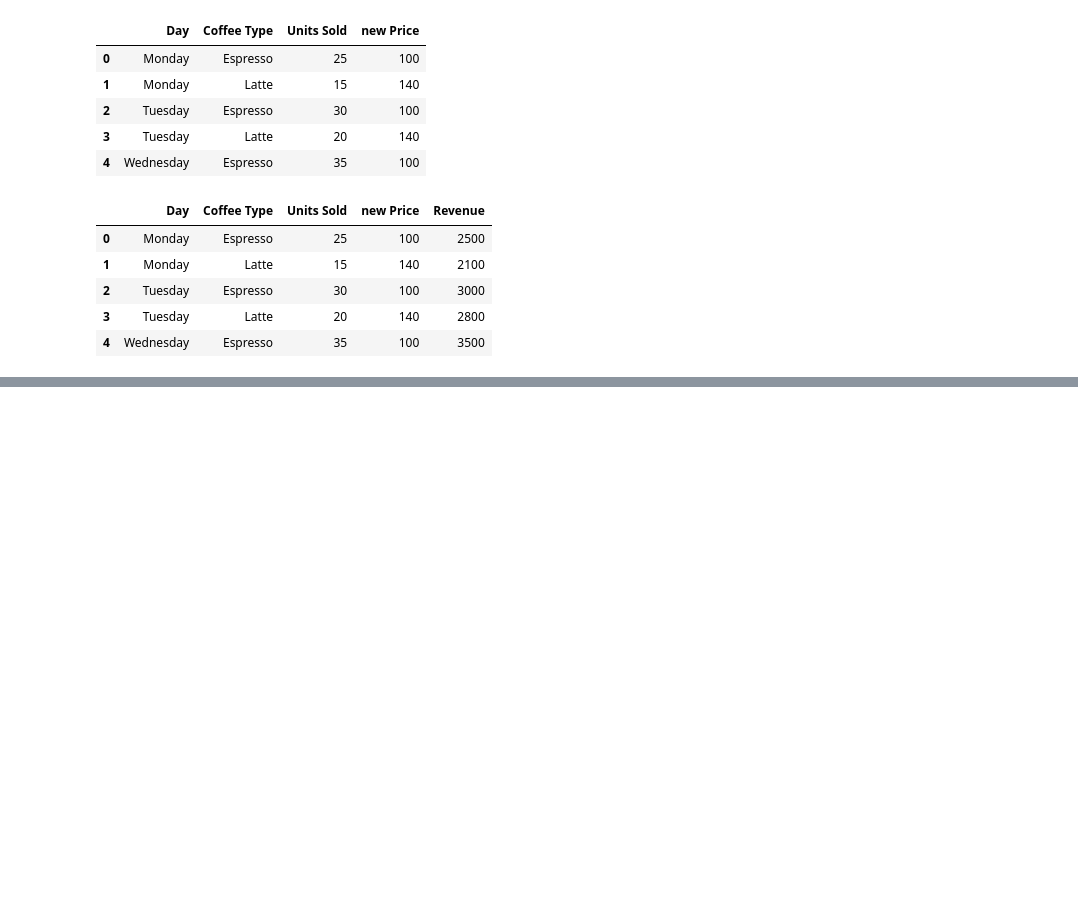
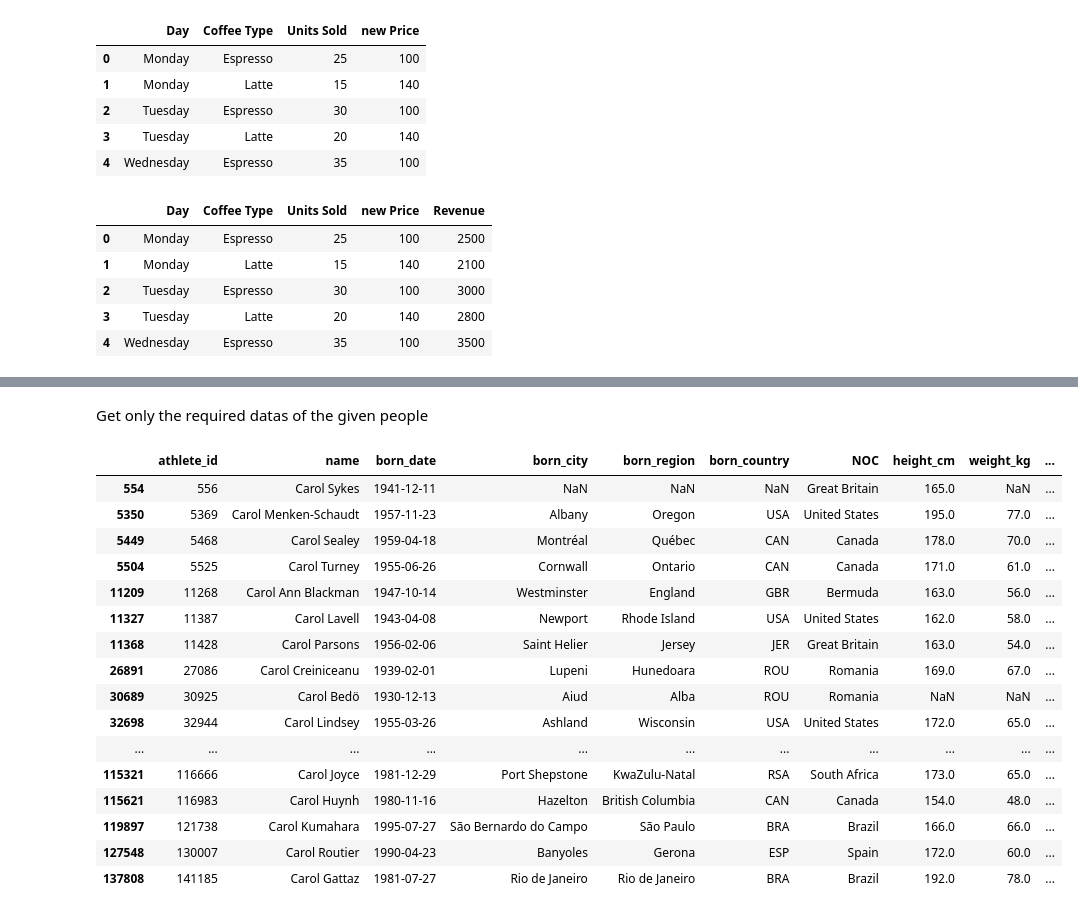
Before and after one commit to Carolalex1612/AI-Training, a Jupyter notebook: Practice.ipynb, the cells around one changed output, grey strips where cells are left out. Cells and saved outputs as stored; diff of their text form; code cells hidden in the pictures; blank space fills up the shorter version.

```diff
--- a/Practice.ipynb
+++ b/Practice.ipynb
@@ -158,0 +173,3 @@ coffee.head()
+# %%
+bios = pd.read_csv('https://raw.githubusercontent.com/KeithGalli/complete-pandas-tutorial/refs/heads/master/data/bios.csv')
+bios.head()
@@ -158,0 +185,3 @@ coffee.head()
+# %%
+bios_new = bios.copy()
+bios_new.head()
@@ -158,0 +197,4 @@ coffee.head()
+# %%
+bios_new['first_name'] = bios_new['name'].str.split(' ').str.get(0)
+bios_new['born_date_time'] = pd.to_datetime(bios_new['born_date'])
+bios_new.head()
@@ -158,0 +232,22 @@ coffee.head()
+# %% [markdown]
+Get only the required datas of the given people
+# %%
+bios_new.query('first_name == "Carol"')
+# %% [output]
+|  | athlete_id | name | born_date | born_city | born_region | born_country | NOC | height_cm | weight_kg | ... |
+| 554 | 556 | Carol Sykes | 1941-12-11 | NaN | NaN | NaN | Great Britain | 165.0 | NaN | ... |
+| 5350 | 5369 | Carol Menken-Schaudt | 1957-11-23 | Albany | Oregon | USA | United States | 195.0 | 77.0 | ... |
+| 5449 | 5468 | Carol Sealey | 1959-04-18 | Montréal | Québec | CAN | Canada | 178.0 | 70.0 | ... |
+| 5504 | 5525 | Carol Turney | 1955-06-26 | Cornwall | Ontario | CAN | Canada | 171.0 | 61.0 | ... |
+| 11209 | 11268 | Carol Ann Blackman | 1947-10-14 | Westminster | England | GBR | Bermuda | 163.0 | 56.0 | ... |
+| 11327 | 11387 | Carol Lavell | 1943-04-08 | Newport | Rhode Island | USA | United States | 162.0 | 58.0 | ... |
+| 11368 | 11428 | Carol Parsons | 1956-02-06 | Saint Helier | Jersey | JER | Great Britain | 163.0 | 54.0 | ... |
+| 26891 | 27086 | Carol Creiniceanu | 1939-02-01 | Lupeni | Hunedoara | ROU | Romania | 169.0 | 67.0 | ... |
+| 30689 | 30925 | Carol Bedö | 1930-12-13 | Aiud | Alba | ROU | Romania | NaN | NaN | ... |
+| 32698 | 32944 | Carol Lindsey | 1955-03-26 | Ashland | Wisconsin | USA | United States | 172.0 | 65.0 | ... |
+| ... | ... | ... | ... | ... | ... | ... | ... | ... | ... | ... |
+| 115321 | 116666 | Carol Joyce | 1981-12-29 | Port Shepstone | KwaZulu-Natal | RSA | South Africa | 173.0 | 65.0 | ... |
+| 115621 | 116983 | Carol Huynh | 1980-11-16 | Hazelton | British Columbia | CAN | Canada | 154.0 | 48.0 | ... |
+| 119897 | 121738 | Carol Kumahara | 1995-07-27 | São Bernardo do Campo | São Paulo | BRA | Brazil | 166.0 | 66.0 | ... |
+| 127548 | 130007 | Carol Routier | 1990-04-23 | Banyoles | Gerona | ESP | Spain | 172.0 | 60.0 | ... |
+| 137808 | 141185 | Carol Gattaz | 1981-07-27 | Rio de Janeiro | Rio de Janeiro | BRA | Brazil | 192.0 | 78.0 | ... |
```
Also changed, not shown: parts of 10 cells of this notebook.
